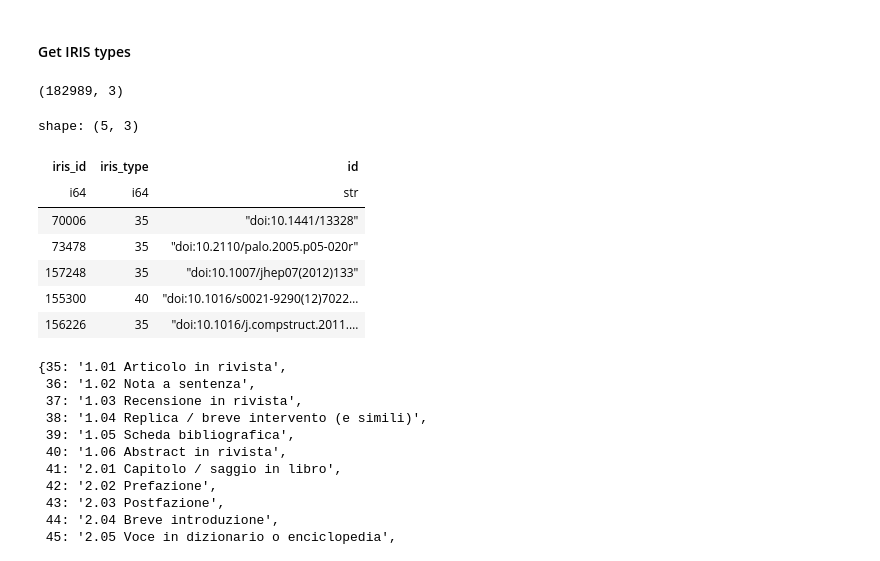
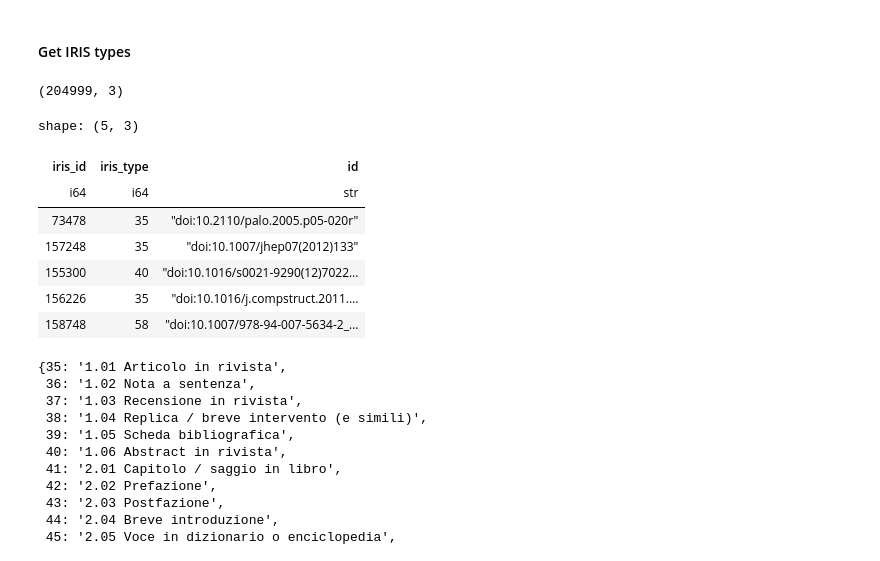
Before and after one commit to open-sci/2023-2024-atreides-code, a Jupyter notebook: notebooks/answer_research_questions.ipynb, the cells around one changed output. Saved outputs shown, nothing was run; the diff lists cells and outputs as text; code cells hidden in the pictures.

```diff
--- a/notebooks/answer_research_questions.ipynb
+++ b/notebooks/answer_research_questions.ipynb
@@ -57,28 +52,27 @@ shape: (18, 2)
 # %%
 import sys
 sys.path.append('../src')
 
 import polars as pl
 pl.Config.set_tbl_rows(30)
 
 from iris import get_iris_pids
 
-#iris_path = '../data/POSTPROCESS-iris-data-2024-06-04.zip'
-iris_path = '/run/media/leo/b9827f00-f8da-4458-bc94-97b28f1a0989/iris-data-2025-05-30.zip'
+iris_path = '../../POSTPROCESS-iris-data-2025-07-03.zip'
 
 dois_pmids_isbns_filtered = get_iris_pids(iris_path)
 print(dois_pmids_isbns_filtered.shape)
 dois_pmids_isbns_filtered.head(5)
 # %% [output]
-(182989, 3)
+(204999, 3)
 shape: (5, 3)
 | iris_id | iris_type | id |
 | i64 | i64 | str |
-| 70006 | 35 | "doi:10.1441/13328" |
 | 73478 | 35 | "doi:10.2110/palo.2005.p05-020r" |
 | 157248 | 35 | "doi:10.1007/jhep07(2012)133" |
 | 155300 | 40 | "doi:10.1016/s0021-9290(12)7022… |
 | 156226 | 35 | "doi:10.1016/j.compstruct.2011.… |
+| 158748 | 58 | "doi:10.1007/978-94-007-5634-2_… |
 # %%
 from iris import get_iris_type_dict
 
```
Also changed, not shown: parts of 20 cells of this notebook, 4 other files.
